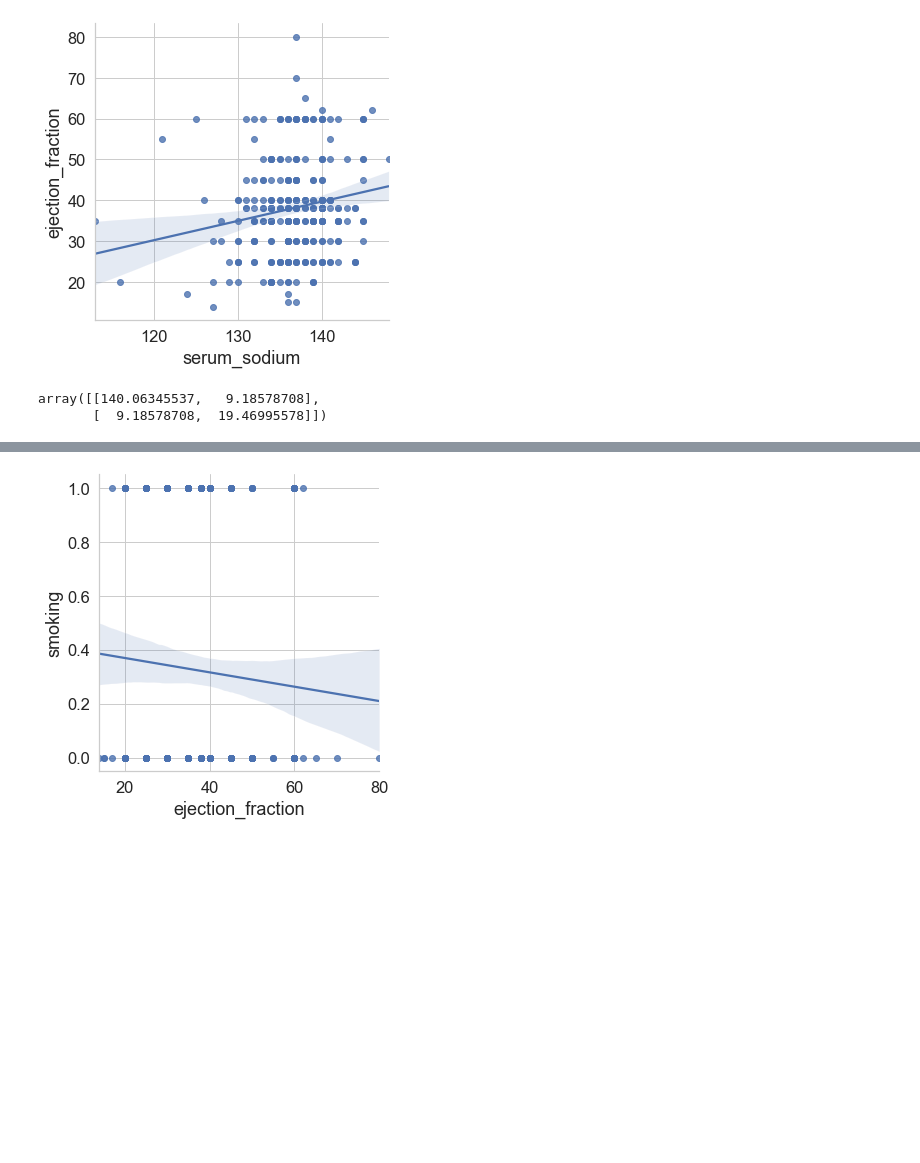
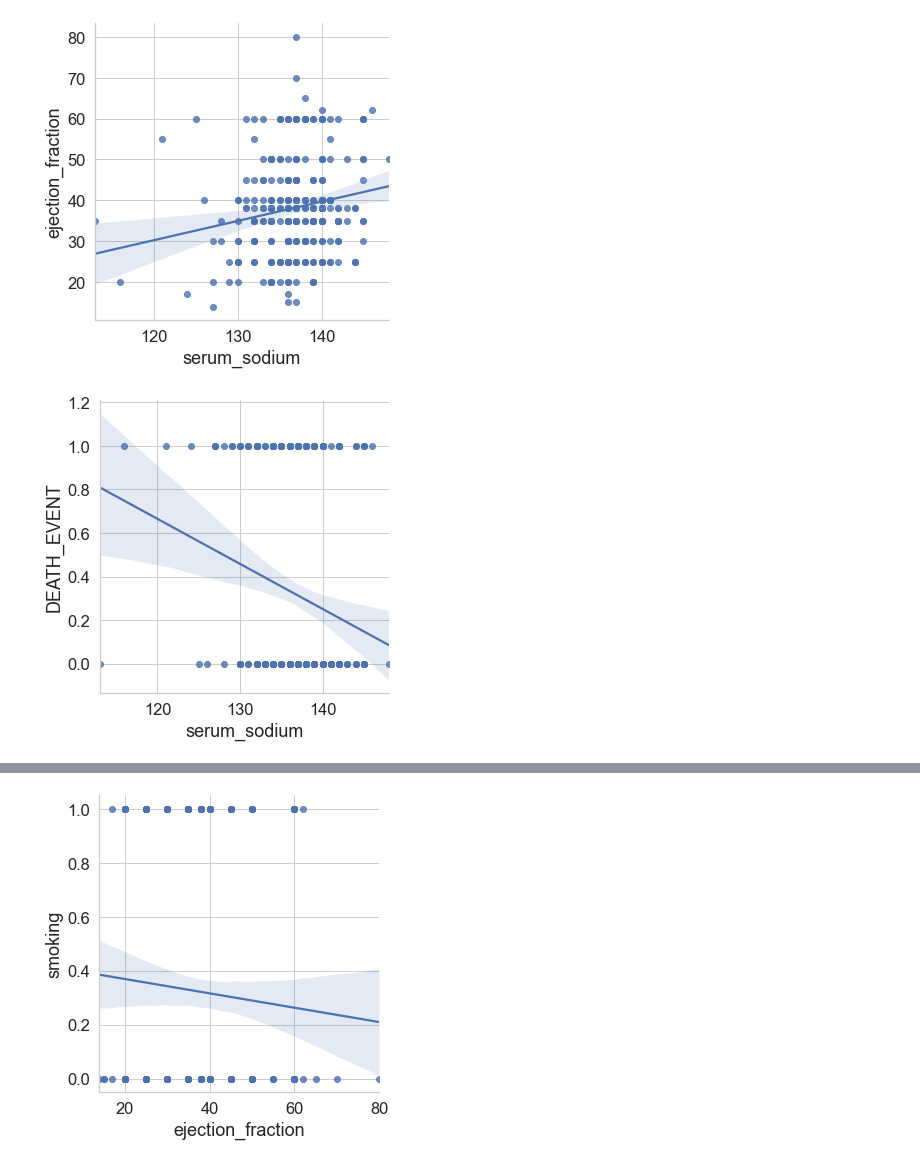
Before and after one commit to jharvey407/CapstoneTwo, a Jupyter notebook: Heart Failure Profiling.ipynb, the cells around one changed output, grey strips where cells are left out. Cells and saved outputs as stored; diff of their text form; code cells hidden in the pictures; blank space fills up the shorter version.

```diff
--- a/Heart Failure Profiling.ipynb
+++ b/Heart Failure Profiling.ipynb
@@ -245,8 +282,7 @@ A normal blood sodium level is between 135 and 145 milliequivalents per liter (m
 sns.lmplot(x='serum_sodium', y='ejection_fraction', data=heart_data);
 # %% [output]
 [figure]
-# %%
-np.cov(heart_data['ejection_fraction'], heart_data['serum_sodium'])
-# %% [output]
-array([[140.06345537,   9.18578708],
-       [  9.18578708,  19.46995578]])
+# %%
+sns.lmplot(x='serum_sodium', y='DEATH_EVENT', data=heart_data);
+# %% [output]
+[figure, added]
```
Also changed, not shown: parts of 71 cells of this notebook.
